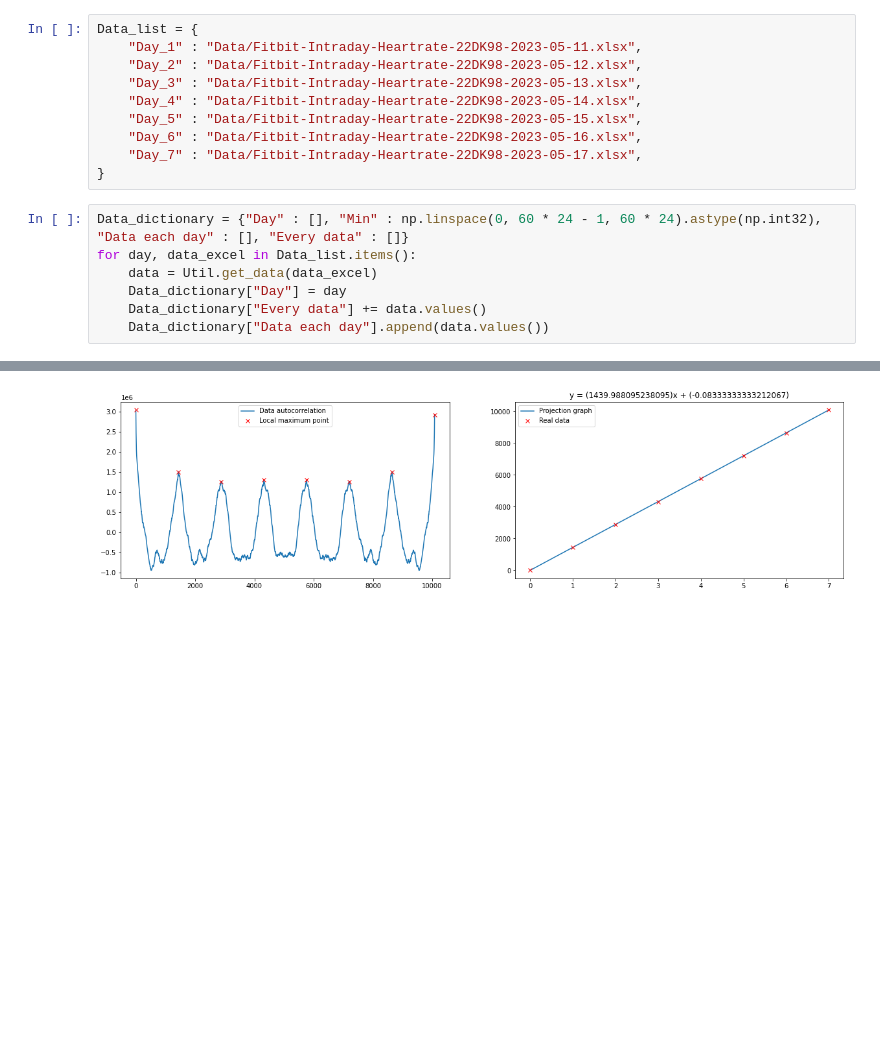
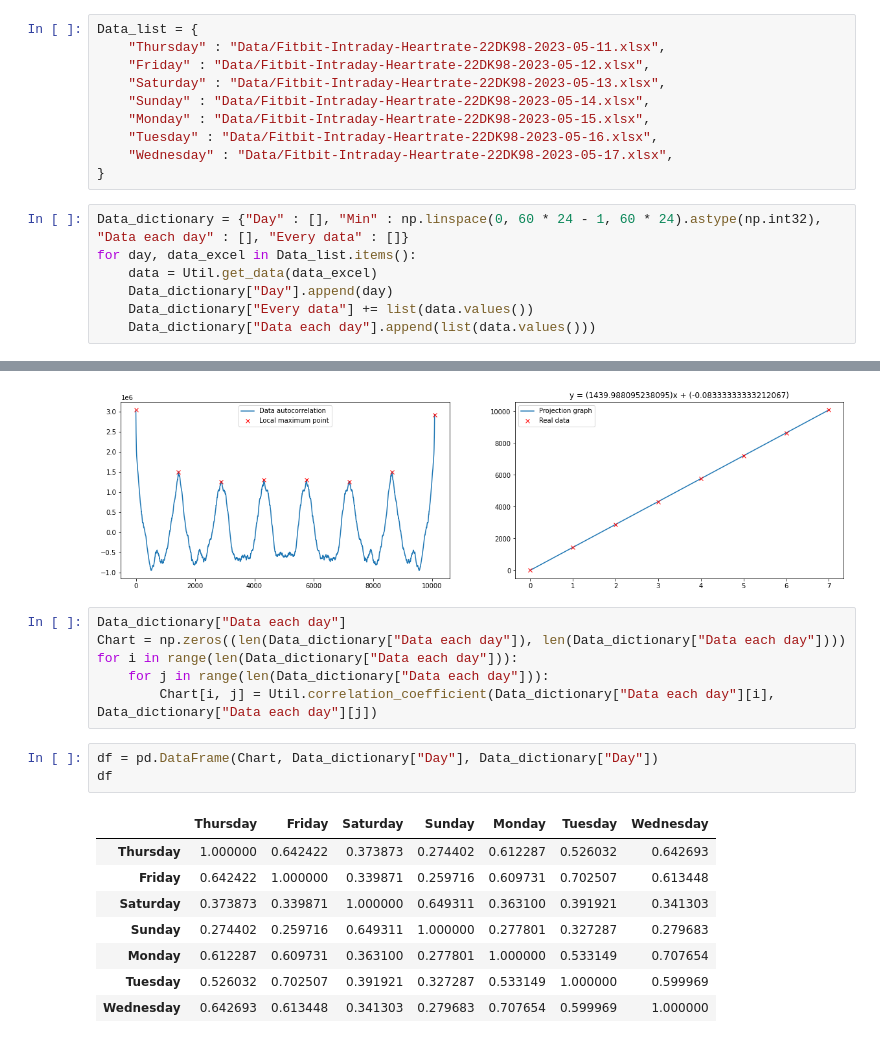
Before and after one commit to Sanghyeoklab/Heart-beat-signal, a Jupyter notebook: Main.ipynb, the cells around one changed output, grey strips where cells are left out. Cells and saved outputs as stored; diff of their text form; blank space fills up the shorter version.

```diff
--- a/Main.ipynb
+++ b/Main.ipynb
@@ -4,21 +5,21 @@ import matplotlib.pyplot as plt
 import Util
 # %%
 Data_list = {
-    "Day_1" : "Data/Fitbit-Intraday-Heartrate-22DK98-2023-05-11.xlsx",
-    "Day_2" : "Data/Fitbit-Intraday-Heartrate-22DK98-2023-05-12.xlsx",
-    "Day_3" : "Data/Fitbit-Intraday-Heartrate-22DK98-2023-05-13.xlsx",
-    "Day_4" : "Data/Fitbit-Intraday-Heartrate-22DK98-2023-05-14.xlsx",
-    "Day_5" : "Data/Fitbit-Intraday-Heartrate-22DK98-2023-05-15.xlsx",
-    "Day_6" : "Data/Fitbit-Intraday-Heartrate-22DK98-2023-05-16.xlsx",
-    "Day_7" : "Data/Fitbit-Intraday-Heartrate-22DK98-2023-05-17.xlsx",
+    "Thursday" : "Data/Fitbit-Intraday-Heartrate-22DK98-2023-05-11.xlsx",
+    "Friday" : "Data/Fitbit-Intraday-Heartrate-22DK98-2023-05-12.xlsx",
+    "Saturday" : "Data/Fitbit-Intraday-Heartrate-22DK98-2023-05-13.xlsx",
+    "Sunday" : "Data/Fitbit-Intraday-Heartrate-22DK98-2023-05-14.xlsx",
+    "Monday" : "Data/Fitbit-Intraday-Heartrate-22DK98-2023-05-15.xlsx",
+    "Tuesday" : "Data/Fitbit-Intraday-Heartrate-22DK98-2023-05-16.xlsx",
+    "Wednesday" : "Data/Fitbit-Intraday-Heartrate-22DK98-2023-05-17.xlsx",
 }
 # %%
 Data_dictionary = {"Day" : [], "Min" : np.linspace(0, 60 * 24 - 1, 60 * 24).astype(np.int32), "Data each day" : [], "Every data" : []}
 for day, data_excel in Data_list.items():
     data = Util.get_data(data_excel)
-    Data_dictionary["Day"] = day
-    Data_dictionary["Every data"] += data.values()
-    Data_dictionary["Data each day"].append(data.values())
+    Data_dictionary["Day"].append(day)
+    Data_dictionary["Every data"] += list(data.values())
+    Data_dictionary["Data each day"].append(list(data.values()))
 # %%
 plt.figure(figsize = (10, 5))
 plt.plot(Data_dictionary["Every data"])
@@ -68,3 +69,21 @@ plt.legend()
 plt.show()
 # %% [output]
 [figure]
+# %%
+Data_dictionary["Data each day"]
+Chart = np.zeros((len(Data_dictionary["Data each day"]), len(Data_dictionary["Data each day"])))
+for i in range(len(Data_dictionary["Data each day"])):
+    for j in range(len(Data_dictionary["Data each day"])):
+        Chart[i, j] = Util.correlation_coefficient(Data_dictionary["Data each day"][i], Data_dictionary["Data each day"][j])
+# %%
+df = pd.DataFrame(Chart, Data_dictionary["Day"], Data_dictionary["Day"])
+df
+# %% [output]
+|  | Thursday | Friday | Saturday | Sunday | Monday | Tuesday | Wednesday |
+| Thursday | 1.000000 | 0.642422 | 0.373873 | 0.274402 | 0.612287 | 0.526032 | 0.642693 |
+| Friday | 0.642422 | 1.000000 | 0.339871 | 0.259716 | 0.609731 | 0.702507 | 0.613448 |
+| Saturday | 0.373873 | 0.339871 | 1.000000 | 0.649311 | 0.363100 | 0.391921 | 0.341303 |
+| Sunday | 0.274402 | 0.259716 | 0.649311 | 1.000000 | 0.277801 | 0.327287 | 0.279683 |
+| Monday | 0.612287 | 0.609731 | 0.363100 | 0.277801 | 1.000000 | 0.533149 | 0.707654 |
+| Tuesday | 0.526032 | 0.702507 | 0.391921 | 0.327287 | 0.533149 | 1.000000 | 0.599969 |
+| Wednesday | 0.642693 | 0.613448 | 0.341303 | 0.279683 | 0.707654 | 0.599969 | 1.000000 |
```
Also changed, not shown: parts of 1 cell of this notebook, 1 other file.
